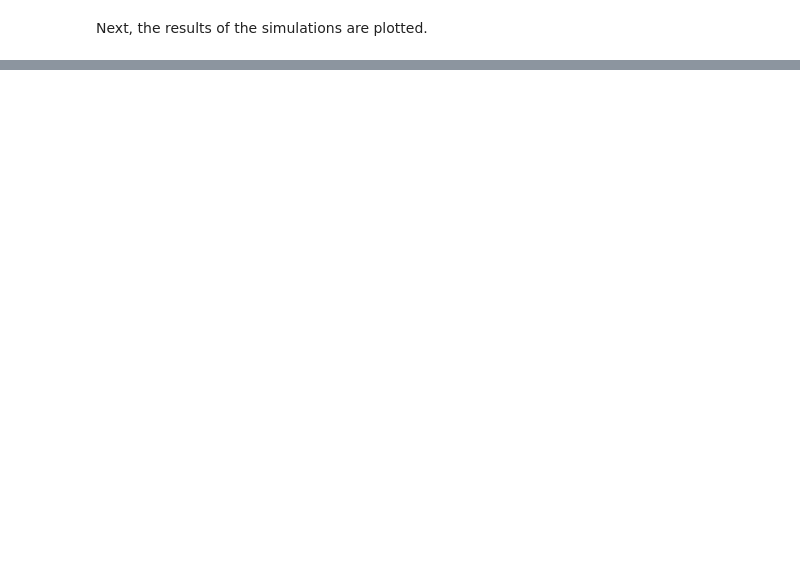
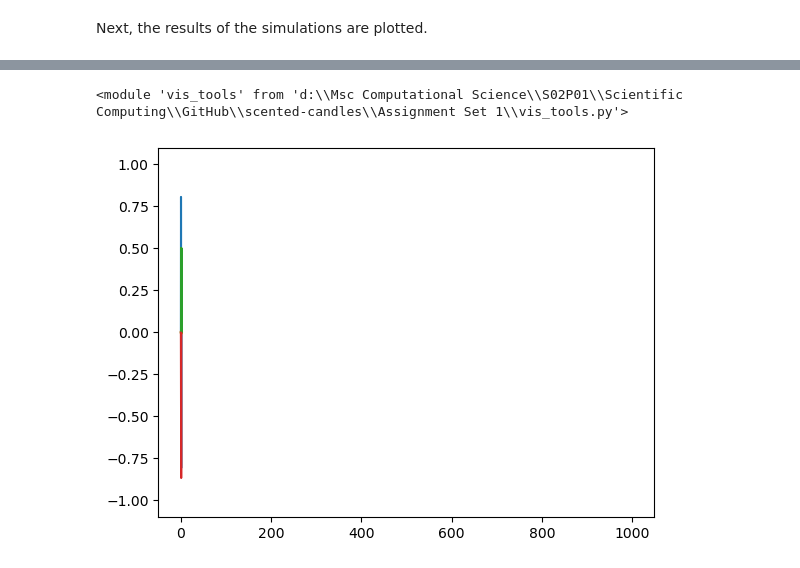
Before and after one commit to mboyan/scented-candles, a Jupyter notebook: Assignment Set 1/AssignmentSet1.ipynb, the cells around one changed output, grey strips where cells are left out. Saved outputs shown, nothing was run; the diff lists cells and outputs as text; code cells hidden in the pictures; blank space fills up the shorter version.

```diff
--- a/Assignment Set 1/AssignmentSet1.ipynb
+++ b/Assignment Set 1/AssignmentSet1.ipynb
@@ -135,0 +145,9 @@ plt.plot()
+# %%
+reload(vt)
+# %% [output]
+<module 'vis_tools' from 'd:\\Msc Computational Science\\S02P01\\Scientific Computing\\GitHub\\scented-candles\\Assignment Set 1\\vis_tools.py'>
+# %%
+for i, u in enumerate(u_evolutions):
+    vt.animate_frames(u)
+# %% [output]
+[figure, added]
```
Also changed, not shown: parts of 6 cells of this notebook, 1 other file.
